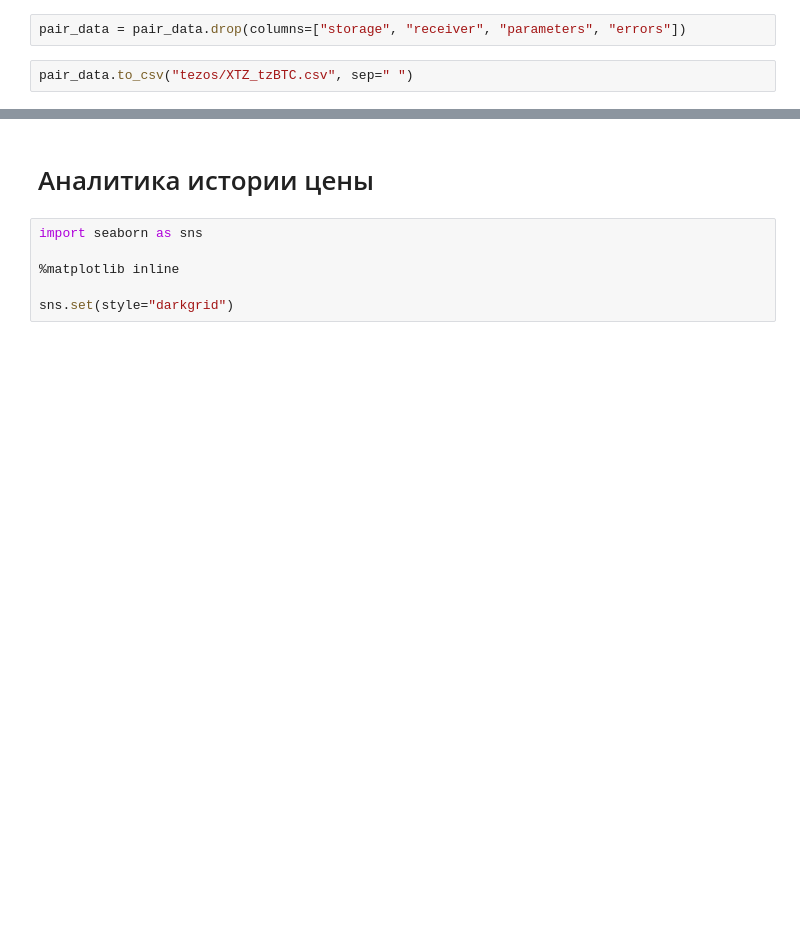
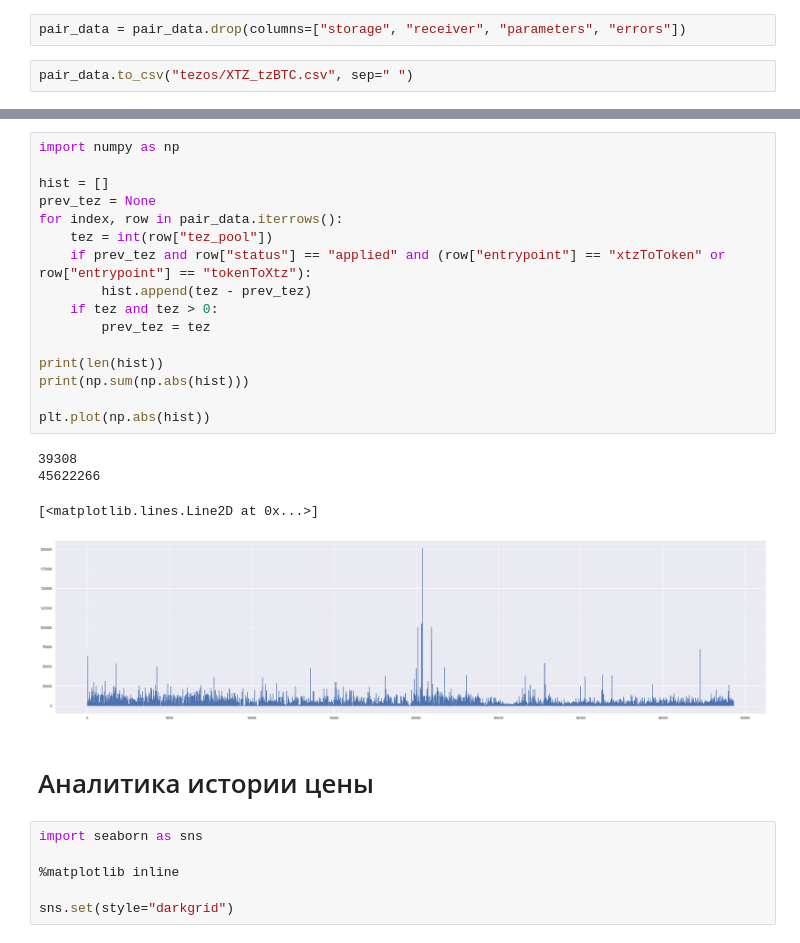
Before and after one commit to markysha/ml-practice, a Jupyter notebook: tezos-arbitrage/cex-dex analize.ipynb, the cells around one changed output, grey strips where cells are left out. Saved outputs shown, nothing was run; the diff lists cells and outputs as text; blank space fills up the shorter version.

```diff
--- a/tezos-arbitrage/cex-dex analize.ipynb
+++ b/tezos-arbitrage/cex-dex analize.ipynb
@@ -294,3 +310,24 @@ pair_data.to_csv("tezos/XTZ_tzBTC.csv", sep=" ")
+# %%
+import numpy as np
+
+hist = []
+prev_tez = None
+for index, row in pair_data.iterrows():
+    tez = int(row["tez_pool"])
+    if prev_tez and row["status"] == "applied" and (row["entrypoint"] == "xtzToToken" or row["entrypoint"] == "tokenToXtz"):
+        hist.append(tez - prev_tez)
+    if tez and tez > 0:
+        prev_tez = tez
+
+print(len(hist))
+print(np.sum(np.abs(hist)))
+
+plt.plot(np.abs(hist))
+# %% [output]
+39308
+45622266
+[<matplotlib.lines.Line2D at 0x...>]
+[figure, added]
 # %% [markdown]
 # Аналитика истории цены
 # %%
```
Also changed, not shown: parts of 1 cell of this notebook, 4 other files.
